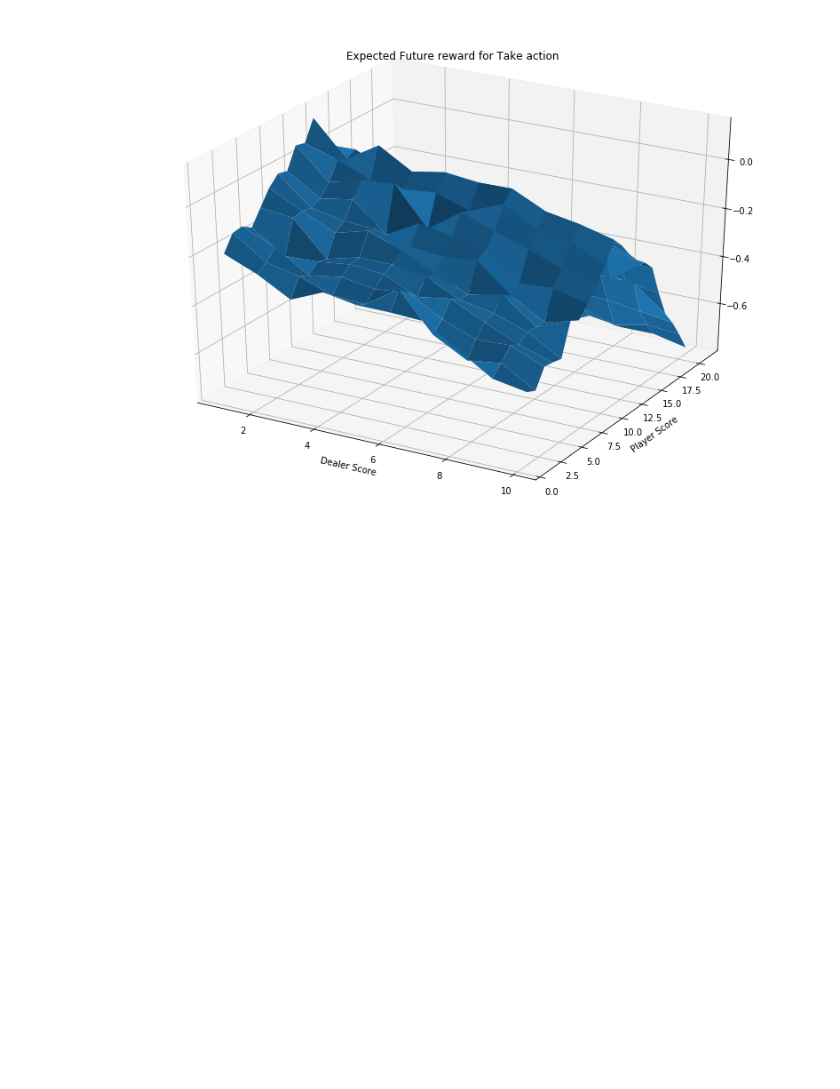
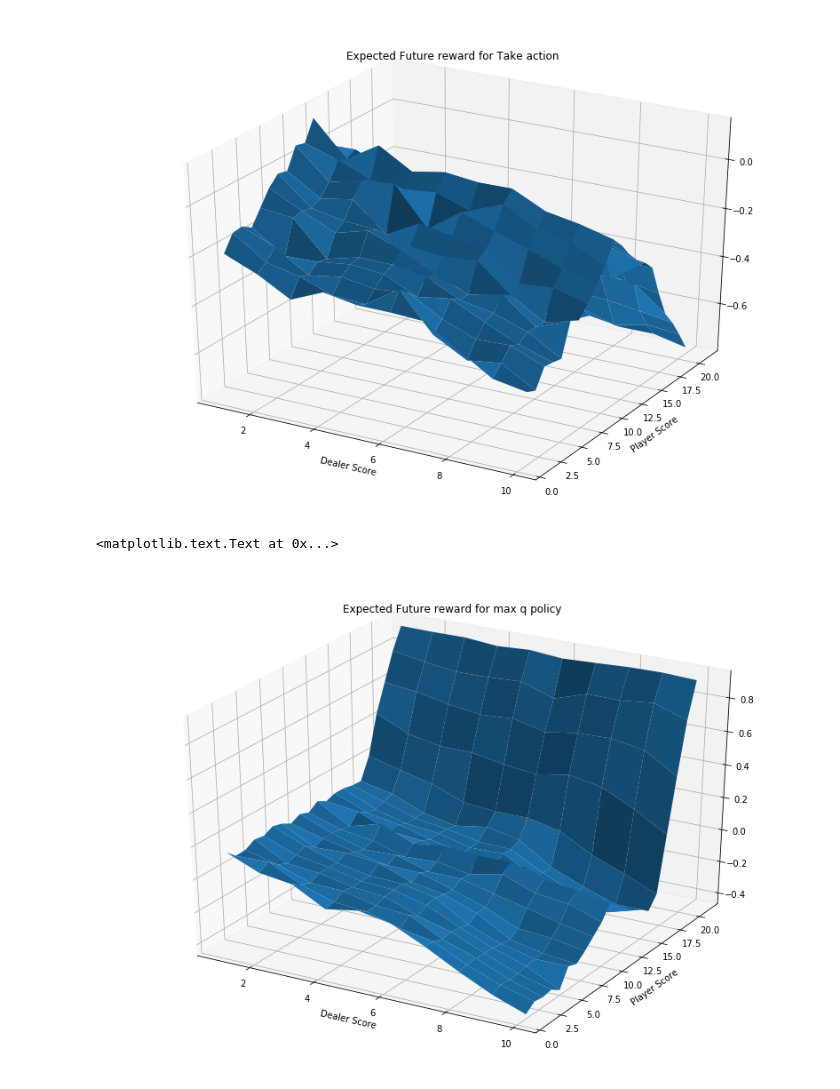
Before and after one commit to ngoodger/RL-Course-easy21, a Jupyter notebook: easy21-question2.ipynb, the cells around one changed output. Cells and saved outputs as stored; diff of their text form; code cells hidden in the pictures; blank space fills up the shorter version.

```diff
--- a/easy21-question2.ipynb
+++ b/easy21-question2.ipynb
@@ -99,3 +99,15 @@ plt.title('Expected Future reward for Take action')
 # %% [output]
 <matplotlib.text.Text at 0x...>
 [figure]
+# %%
+max_q = np.max(q, axis=2)
+# %%
+fig = plt.figure()
+ax3d = fig.add_subplot(111, projection='3d')
+ax3d.plot_surface(y, x , max_q)
+plt.xlabel('Dealer Score')
+plt.ylabel('Player Score')
+plt.title('Expected Future reward for max q policy')
+# %% [output]
+<matplotlib.text.Text at 0x...>
+[figure, added]
```
Also changed, not shown: 3 other files.
